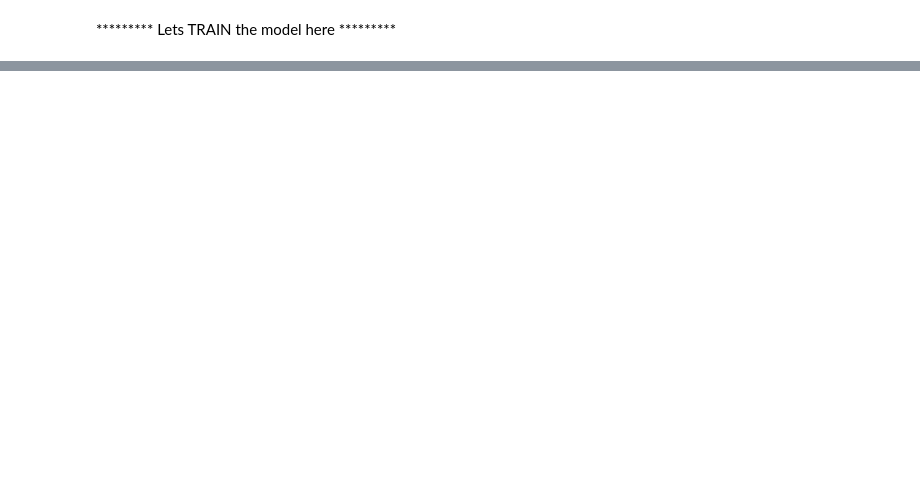
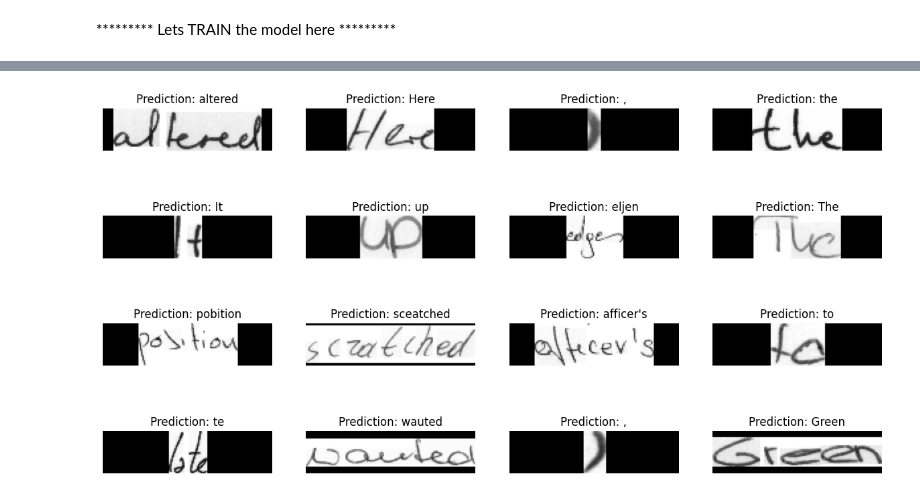
Before and after one commit to RAKAMSTR/MBA_PROJECT, a Jupyter notebook: Handwriting_Recongnition.ipynb, the cells around one changed output, grey strips where cells are left out. Saved outputs shown, nothing was run; the diff lists cells and outputs as text; code cells hidden in the pictures; blank space fills up the shorter version.

```diff
--- a/Handwriting_Recongnition.ipynb
+++ b/Handwriting_Recongnition.ipynb
@@ -529,5 +455,10 @@ print( model.get_metrics_result() )
 # %%
-loaded_model = tf.keras.models.load_model('./PATILRAKESH/model/handwriting_recognizer_20.keras')
+custom_objects = {"CTCLayer": CTCLayer}
+
+with keras.utils.custom_object_scope(custom_objects):
+    loaded_model = keras.models.load_model("/content/PATILRAKESH/model/handwriting_recognizer_20.h5", compile=True)
+
+# loaded_model = keras.models.load_model('/content/PATILRAKESH/model/handwriting_recognizer_20.h5', custom_objects={'ctc_loss': CTCLayer})
 
 # Show the model architecture
 loaded_model.summary()
@@ -541,15 +496,20 @@ from keras.preprocessing import image
 # img = np.expand_dims(img, axis = 0)
 test2_ds = prepare_dataset(["./Hello.png"], ['Hello_test'])
 
+prediction_model_2 = keras.models.Model(
+    loaded_model.get_layer(name="image").output, loaded_model.get_layer(name="dense2").output
+)
+
+edit_distance_callback = EditDistanceCallback(prediction_model_2)
 #  Let's check results on some test samples.
-for batch in test2_ds.take(1):
+for batch in test_ds.take(1):
     batch_images = batch["image"]
-    _, ax = plt.subplots(1, 1, figsize=(15, 8))
+    _, ax = plt.subplots(4, 4, figsize=(15, 8))
 
-    preds = loaded_model.predict(batch_images)
+    preds = prediction_model_2.predict(batch_images)
     pred_texts = decode_batch_predictions(preds)
 
-    for i in range(2):
+    for i in range(16):
         img = batch_images[i]
         img = tf.image.flip_left_right(img)
         img = keras.ops.transpose(img, (1, 0, 2))
@@ -562,3 +522,4 @@ for batch in test2_ds.take(1):
         ax[i // 4, i % 4].axis("off")
 
 plt.show()
+# %% [output]
@@ -564,0 +527 @@ plt.show()
+[figure, added]
```
Also changed, not shown: parts of 11 cells of this notebook.
